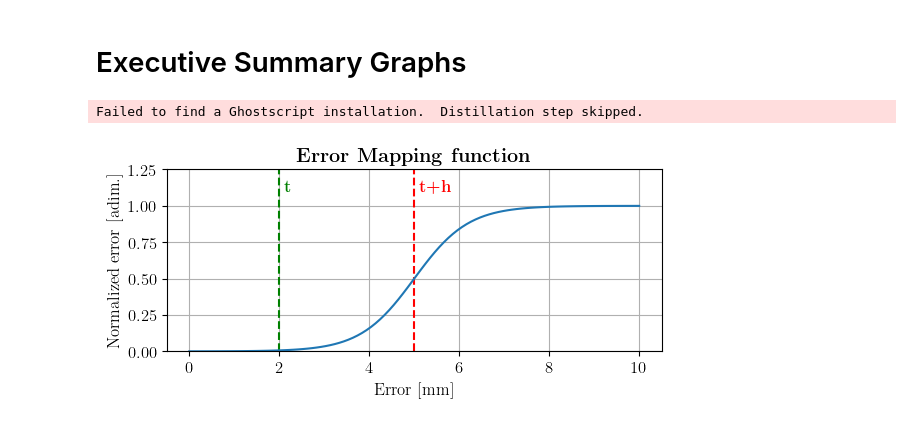
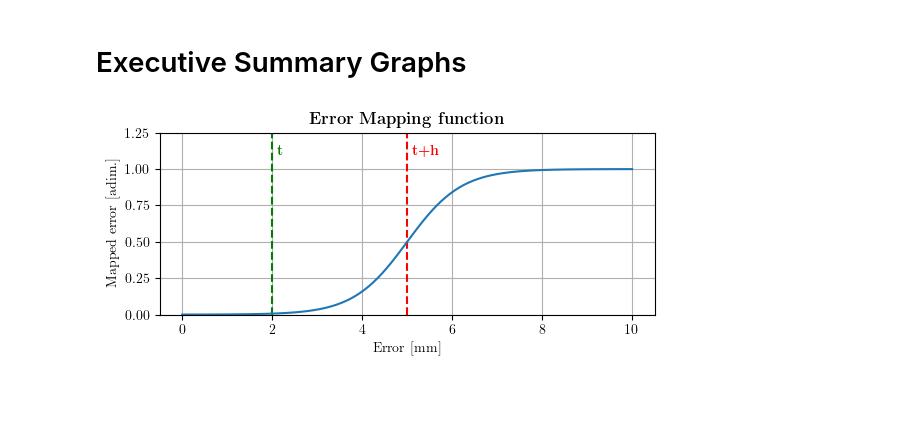
Before and after one commit to alberto-rota/Enhanched-Haptic-Training-for-Robotic-Assisted-Surgery, a Jupyter notebook: ExecutiveSummary/graphs.ipynb, the cells around one changed output. Drawn from its saved outputs; the diff is of its cells as text; code cells hidden in the pictures; blank space fills up the shorter version.

```diff
--- a/ExecutiveSummary/graphs.ipynb
+++ b/ExecutiveSummary/graphs.ipynb
@@ -5,7 +5,7 @@ import matplotlib.pyplot as plt
 import pandas as pd
 import matplotlib as mpl
 mpl.rcParams.update(mpl.rcParamsDefault)
-mpl.rc('font', **{'family': 'serif', 'serif': ['Computer Modern'],'size': 12})
+mpl.rc('font', **{'family': 'serif', 'serif': ['Computer Modern'],'size': 10})
 mpl.rc('text', usetex=True)
 import numpy as np
 # %%
@@ -17,18 +17,17 @@ y = 1/(1+np.exp(-1*5*w*(x-t-h)))
 # %%
 C2I = 2/2.54
 plt.figure(figsize=(8.11*C2I,3*C2I))
 plt.plot(x,y)
 plt.vlines(t,0,1.25,'g',linestyles='dashed')
 plt.text(t+0.1,1.1,"$\\textbf{t}$",color='g')
 plt.vlines(t+h,0,1.25,'r',linestyles='dashed')
 plt.text(t+h+0.1,1.1,"$\\textbf{t+h}$",color='r')
 plt.grid(True)
 plt.title("\\textbf{Error Mapping function}")
 plt.xlabel("Error [mm]")
-plt.ylabel("Normalized error [adim.]")
+plt.ylabel("Mapped error [adim.]")
 plt.ylim([0,1.25])
-plt.savefig("images/mappingfunction.eps",bbox_inches='tight',dpi=300)
+plt.savefig("images/mappingfunction.png",bbox_inches='tight',dpi=300)
 plt.show()
 # %% [output]
-Failed to find a Ghostscript installation.  Distillation step skipped.
-[figure, old version]
+[figure, new version]
```
Also changed, not shown: 10 other files.
